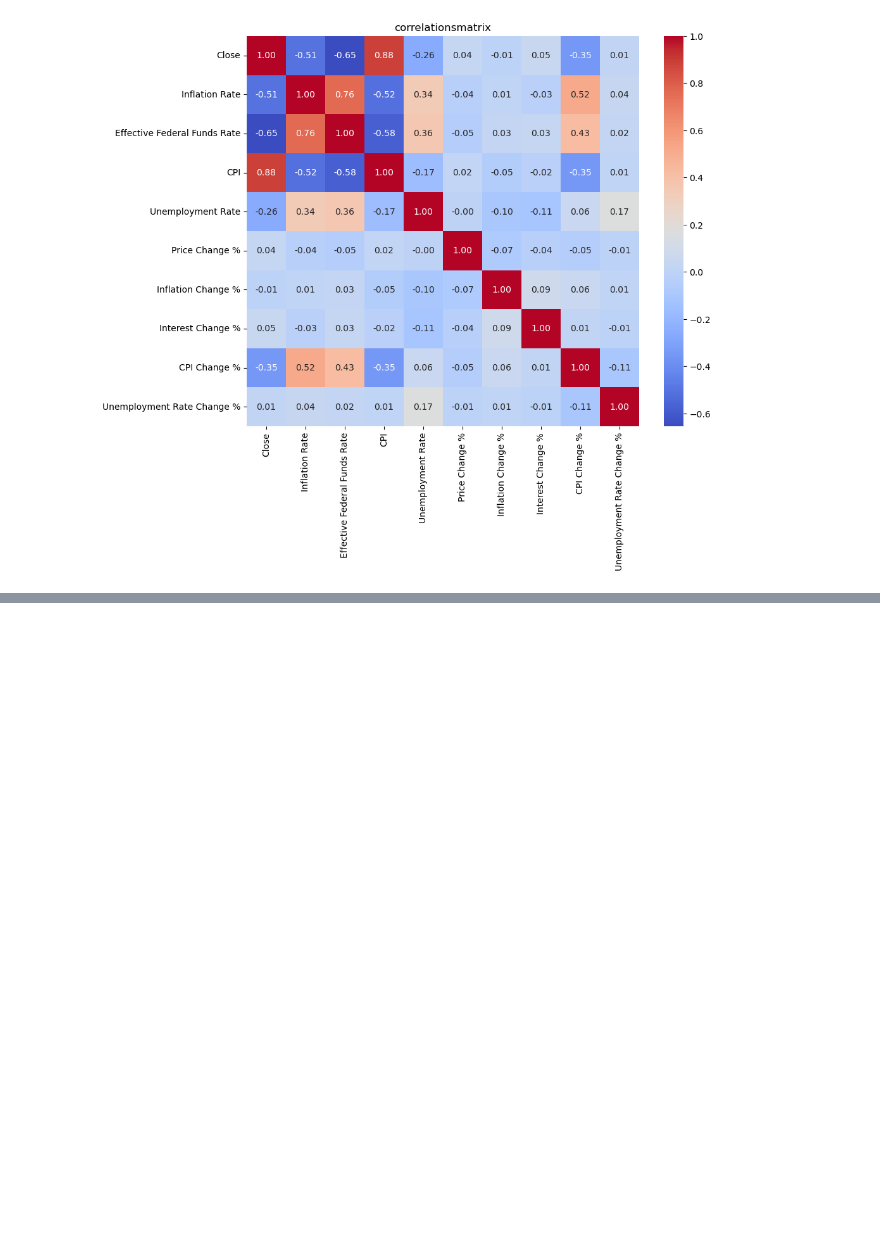
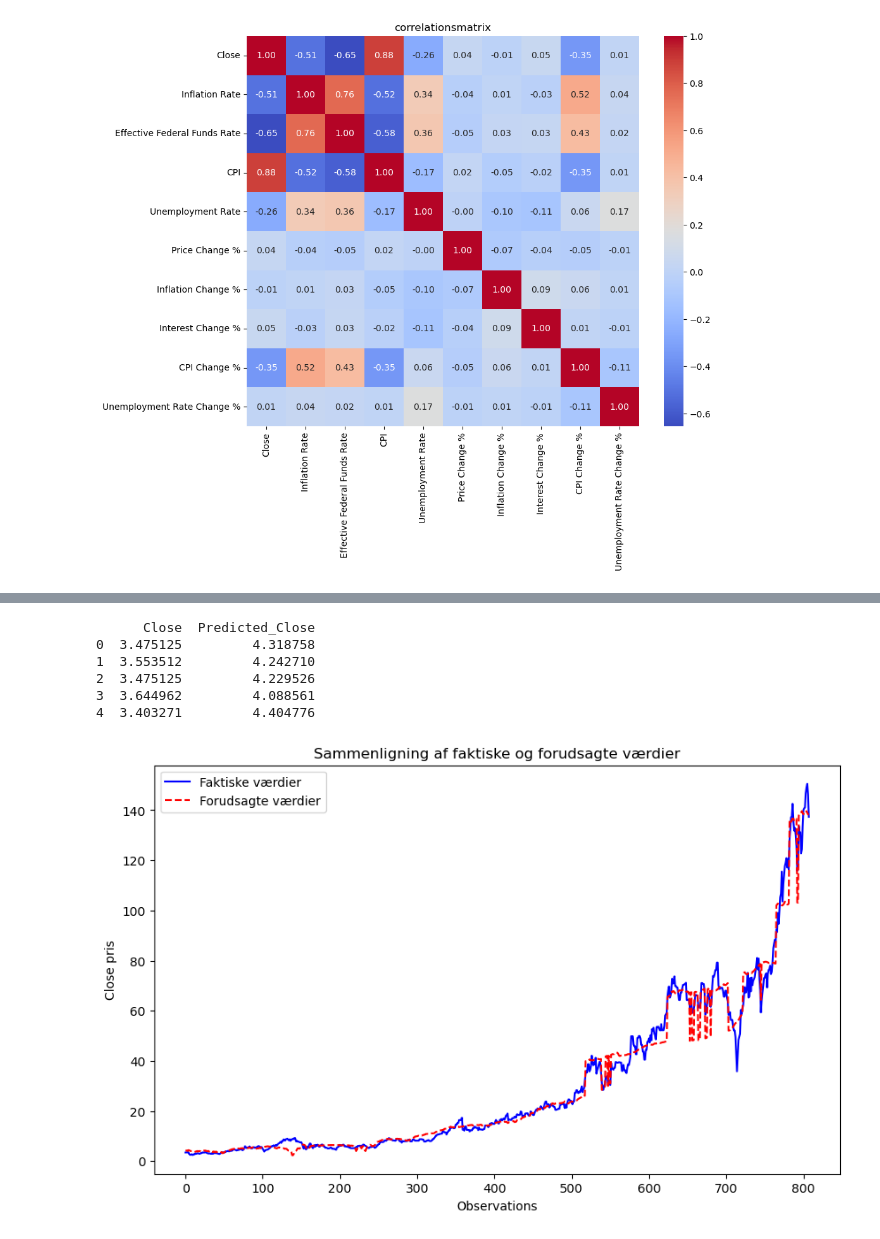
Before and after one commit to badranyoussef/bi-exam-project-stock, a Jupyter notebook: notebooks/cleaning_and_exploring.ipynb, the cells around one changed output, grey strips where cells are left out. Saved outputs shown, nothing was run; the diff lists cells and outputs as text; code cells hidden in the pictures; blank space fills up the shorter version.

```diff
--- a/notebooks/cleaning_and_exploring.ipynb
+++ b/notebooks/cleaning_and_exploring.ipynb
@@ -284,0 +348,7 @@ plt.show()
+# %%
+# 'Close' er target variabel og resten er features
+X = df_bins.drop(['Close', 'Unemployment Rate'], axis=1)  # Features
+y = df_bins['Close']  # Target (Close prisen)
+
+# Split data til træning og test
+X_train, X_test, y_train, y_test = train_test_split(X, y, test_size=0.2, random_state=42)
@@ -284,0 +404,35 @@ plt.show()
+# %%
+# Forudsigelser for hele datasættet
+X_poly_full = poly.transform(X)  # Opret polynomiske features for hele datasættet
+y_pred_full = model.predict(X_poly_full)  # Forudsig for hele datasættet
+
+# Opret et nyt datasæt med forudsigelser
+df_predictions = df_bins.copy()  # Kopier den oprindelige DataFrame
+df_predictions['Predicted_Close'] = y_pred_full  # Tilføj forudsigelser til DataFrame
+
+# Vis de første rækker af det nye datasæt
+print(df_predictions[['Close', 'Predicted_Close']].head())
+
+# Lav en graf der sammenligner faktiske værdier med forudsigelser
+plt.figure(figsize=(10, 6))
+
+# Plot de faktiske værdier
+plt.plot(df_predictions['Close'], label='Faktiske værdier', color='blue')
+plt.plot(df_predictions['Predicted_Close'], label='Forudsagte værdier', color='red', linestyle='dashed')
+
+# Tilføj labels og titel
+plt.title('Sammenligning af faktiske og forudsagte værdier')
+plt.xlabel('Observations')
+plt.ylabel('Close pris')
+plt.legend()
+
+# Vis grafen
+plt.show()
+# %% [output]
+      Close  Predicted_Close
+0  3.475125         4.318758
+1  3.553512         4.242710
+2  3.475125         4.229526
+3  3.644962         4.088561
+4  3.403271         4.404776
+[figure, added]
```
Also changed, not shown: parts of 15 cells of this notebook, 1 other file.
